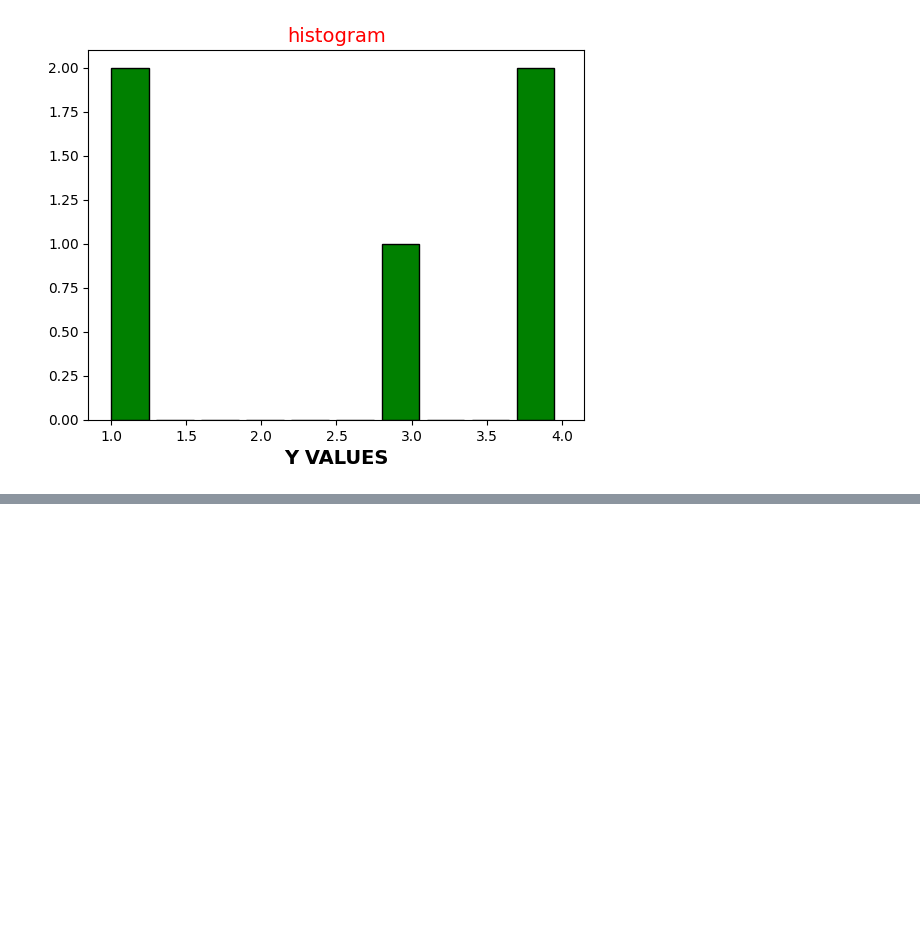
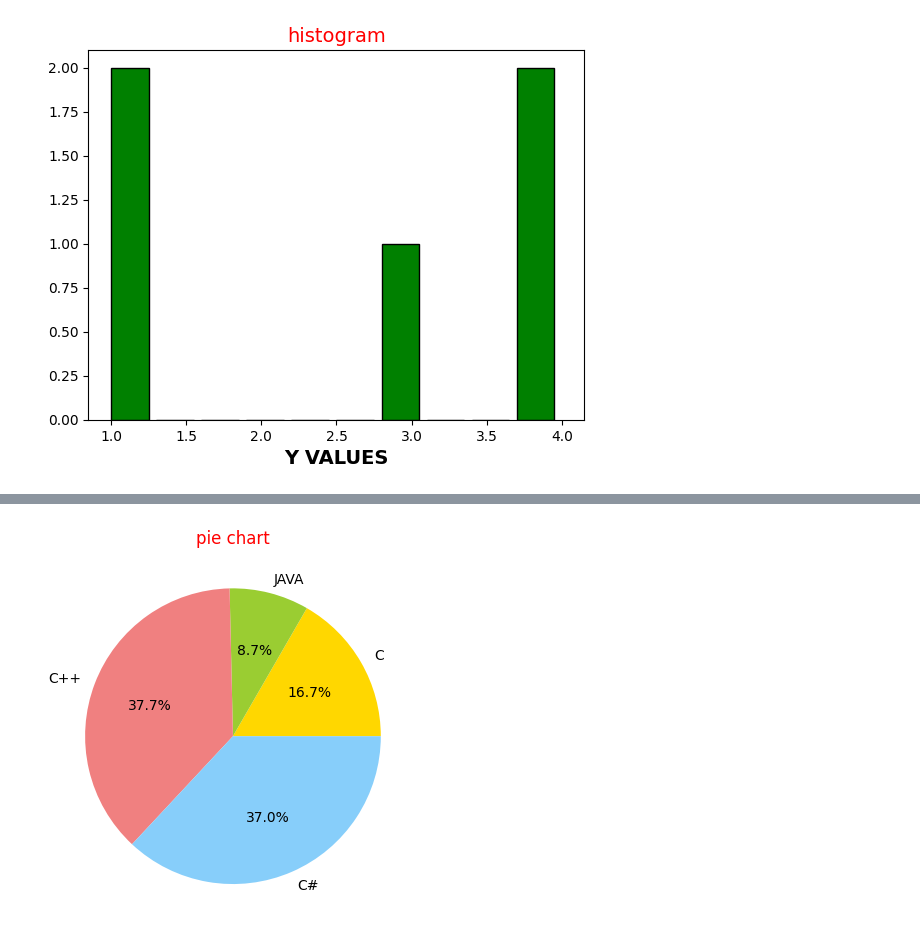
Before and after one commit to ShrikeshB/AIML, a Jupyter notebook: graphs.ipynb, the cells around one changed output, grey strips where cells are left out. Cells and saved outputs as stored; diff of their text form; code cells hidden in the pictures; blank space fills up the shorter version.

```diff
--- a/graphs.ipynb
+++ b/graphs.ipynb
@@ -94,0 +136,10 @@ plt.show()
+# %%
+subjects = ['C','JAVA','C++','C#']
+students = [23,12,52,51]
+# %%
+plt.title('pie chart', color='red')
+colors = ['gold','yellowgreen','lightcoral','lightskyblue','maroon']
+plt.pie(students,labels=subjects,colors=colors,autopct='%1.1f%%')
+plt.show()
+# %% [output]
+[figure, added]
```
Also changed, not shown: parts of 25 cells of this notebook, 13 other files.
